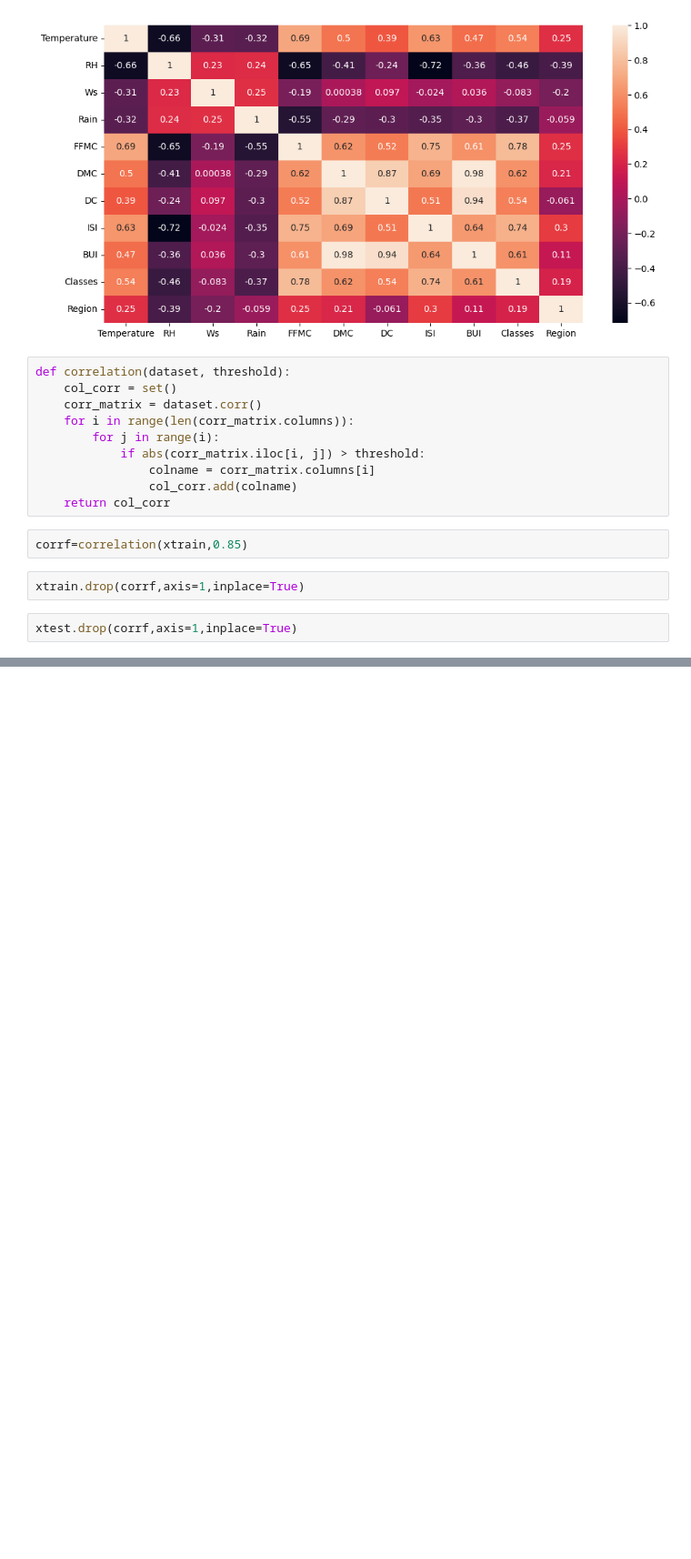
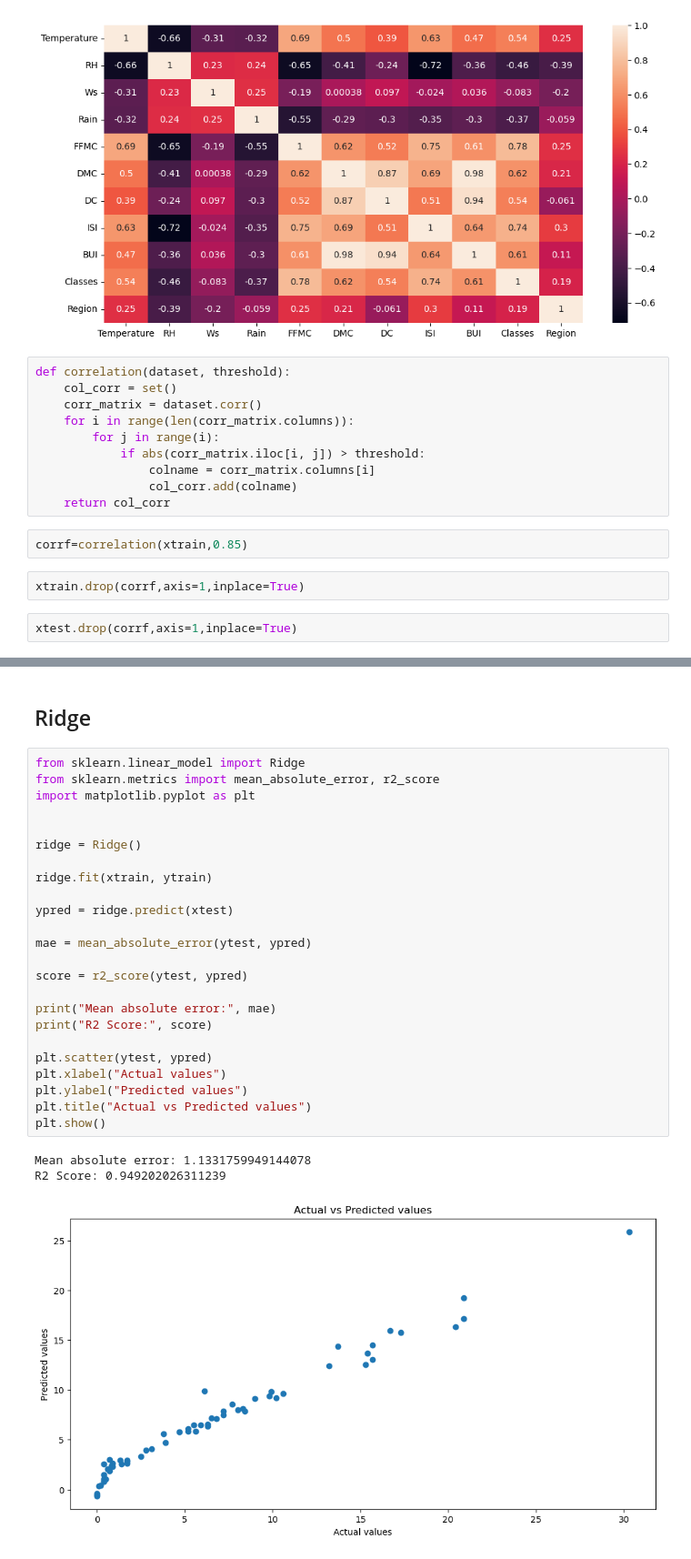
Before and after one commit to sai14karthik/Algerian_Forest_Fires, a Jupyter notebook: model.ipynb, the cells around one changed output, grey strips where cells are left out. Shown at 91% size. Saved outputs shown, nothing was run; the diff lists cells and outputs as text; blank space fills up the shorter version.

```diff
--- a/model.ipynb
+++ b/model.ipynb
@@ -124,0 +215,30 @@ xtest.drop(corrf,axis=1,inplace=True)
+# %% [markdown]
+## Ridge
+# %%
+from sklearn.linear_model import Ridge
+from sklearn.metrics import mean_absolute_error, r2_score
+import matplotlib.pyplot as plt
+
+
+ridge = Ridge()
+
+ridge.fit(xtrain, ytrain)
+
+ypred = ridge.predict(xtest)
+
+mae = mean_absolute_error(ytest, ypred)
+
+score = r2_score(ytest, ypred)
+
+print("Mean absolute error:", mae)
+print("R2 Score:", score)
+
+plt.scatter(ytest, ypred)
+plt.xlabel("Actual values")
+plt.ylabel("Predicted values")
+plt.title("Actual vs Predicted values")
+plt.show()
+# %% [output]
+Mean absolute error: 1.1331759949144078
+R2 Score: 0.949202026311239
+[figure, added]
```
Also changed, not shown: parts of 14 cells of this notebook.
